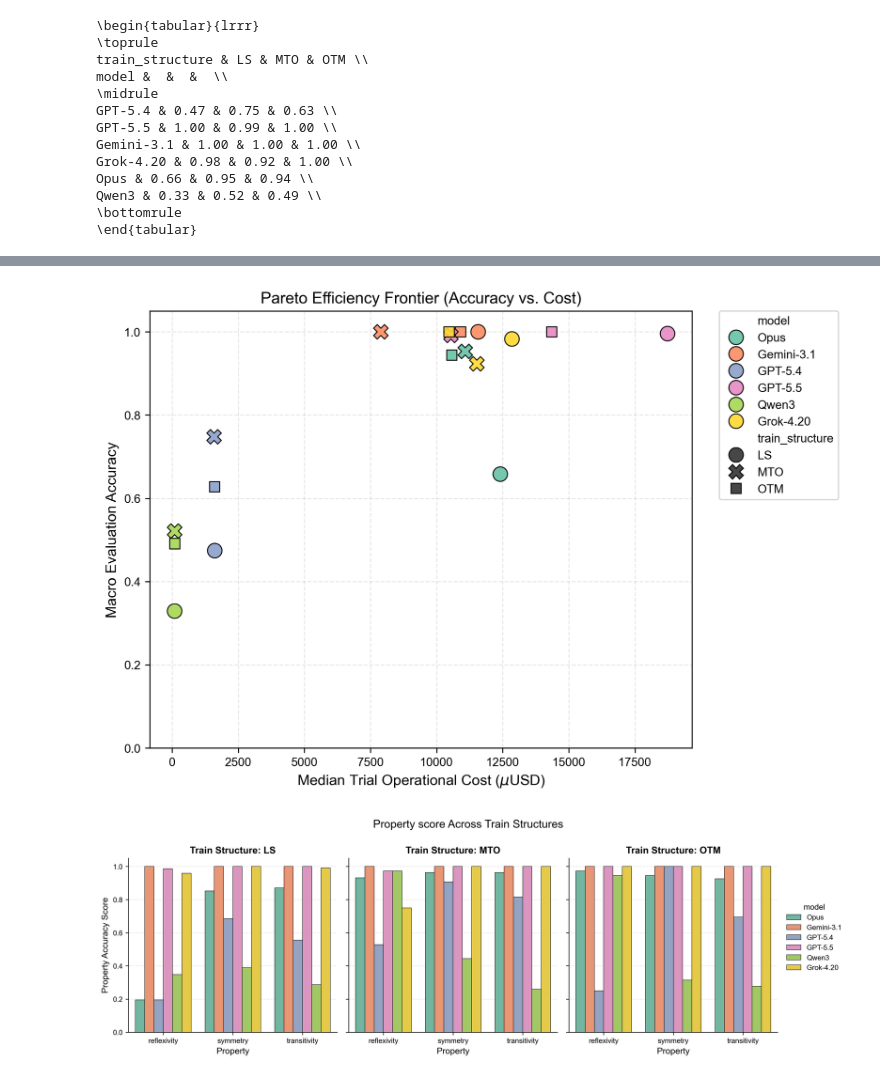
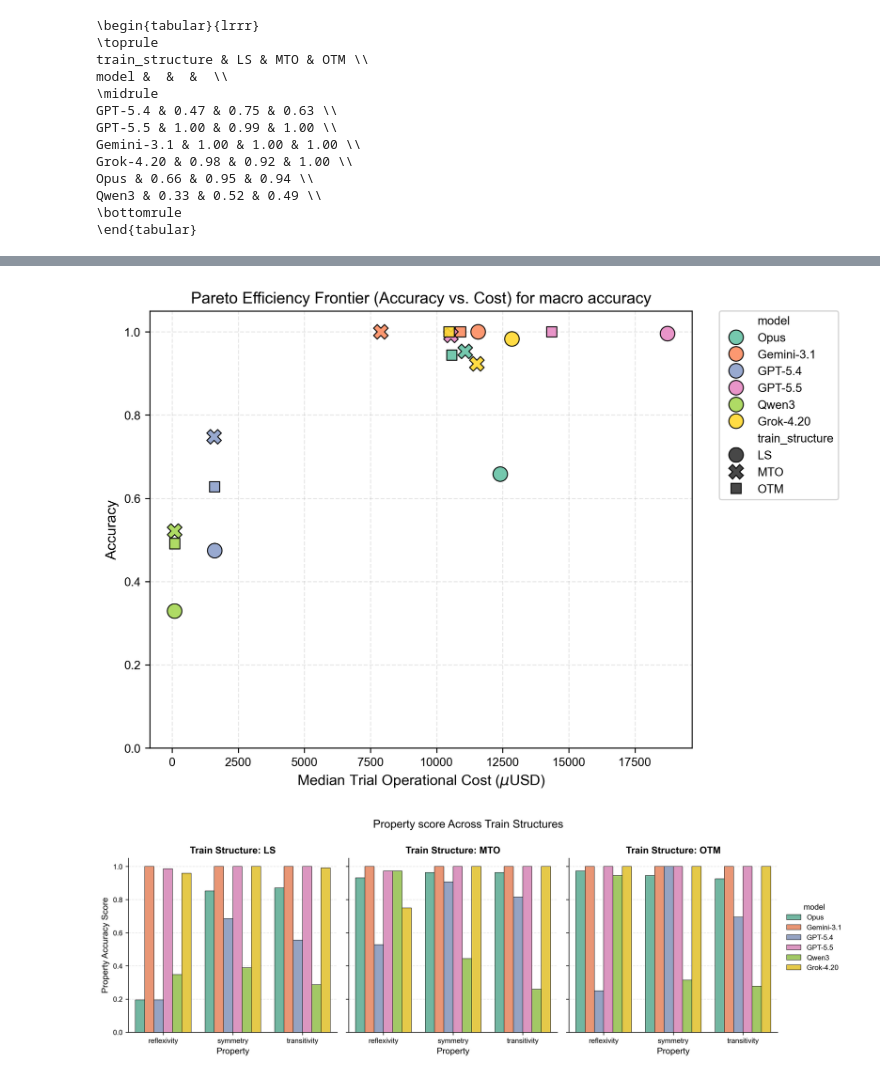
Before and after one commit to Yagwar/stim_eq, a Jupyter notebook: SE_LLM_Benchmark/get_results_metadata_json.ipynb, the cells around one changed output, grey strips where cells are left out. Cells and saved outputs as stored; diff of their text form; code cells hidden in the pictures.

```diff
--- a/SE_LLM_Benchmark/get_results_metadata_json.ipynb
+++ b/SE_LLM_Benchmark/get_results_metadata_json.ipynb
@@ -242,7 +242,10 @@ class AGIBenchmarkEngine:
         except Exception:
             return np.nan
 # %%
-def display_pareto_efficiency_plot(df_global):
+def display_pareto_efficiency_plot(
+        df_global,
+        plot_title = "Pareto Efficiency Frontier (Accuracy vs. Cost)"
+        ):
     """
     Constructs and renders the Pareto Frontier inline.
     Returns the figure object so a subsequent cell can save it to disk.
@@ -288,9 +291,9 @@ def display_pareto_efficiency_plot(df_global):
     #             alpha=0.8
     #         )
 
-    ax.set_title("Pareto Efficiency Frontier (Accuracy vs. Cost)")
+    ax.set_title(plot_title)
     ax.set_xlabel(r"Median Trial Operational Cost ($\mu$USD)")
-    ax.set_ylabel("Macro Evaluation Accuracy")
+    ax.set_ylabel("Accuracy")
     ax.set_ylim(0, 1.05)
 
     # Place legend cleanly outside of data boundaries
@@ -519,6 +522,10 @@ pairwise_accuracy_model = df_tier3_pairwise[df_tier3_pairwise['model'].isin(pass
 macro_accuracy_model['model'] = macro_accuracy_model['model'].map(mapping_models).fillna(macro_accuracy_model['model'])
 property_accuracy_model['model'] = property_accuracy_model['model'].map(mapping_models).fillna(property_accuracy_model['model'])
 pairwise_accuracy_model['model'] = pairwise_accuracy_model['model'].map(mapping_models).fillna(pairwise_accuracy_model['model'])
+# %%
+macro_accuracy_model["median_totalTokensCostMicrodollars"] = macro_accuracy_model["median_totalTokensCostNanodollars"]/1000
+property_accuracy_model["median_totalTokensCostMicrodollars"] = property_accuracy_model["median_totalTokensCostNanodollars"]/1000
+pairwise_accuracy_model["median_totalTokensCostMicrodollars"] = pairwise_accuracy_model["median_totalTokensCostNanodollars"]/1000
 # %%
 print(
 macro_accuracy_model.pivot(
@@ -667,9 +703,17 @@ plt.rcParams.update({
     "savefig.bbox": "tight"
 })
 # %%
-fig1 = display_pareto_efficiency_plot(macro_accuracy_model)
+tier1_fig = display_pareto_efficiency_plot(
+    macro_accuracy_model,
+    plot_title="Pareto Efficiency Frontier (Accuracy vs. Cost) for macro accuracy"
+    )
+tier1_fig.savefig(
+    "fig_pareto_frontier_macro_acc.pdf",
+    format="pdf",
+    bbox_inches="tight",
+    dpi=300)
 # %% [output]
-[figure, old version]
+[figure, new version]
 # %%
 fig2 = display_property_plot(property_accuracy_model)
 # %% [output]
```
Also changed, not shown: parts of 10 cells of this notebook.
